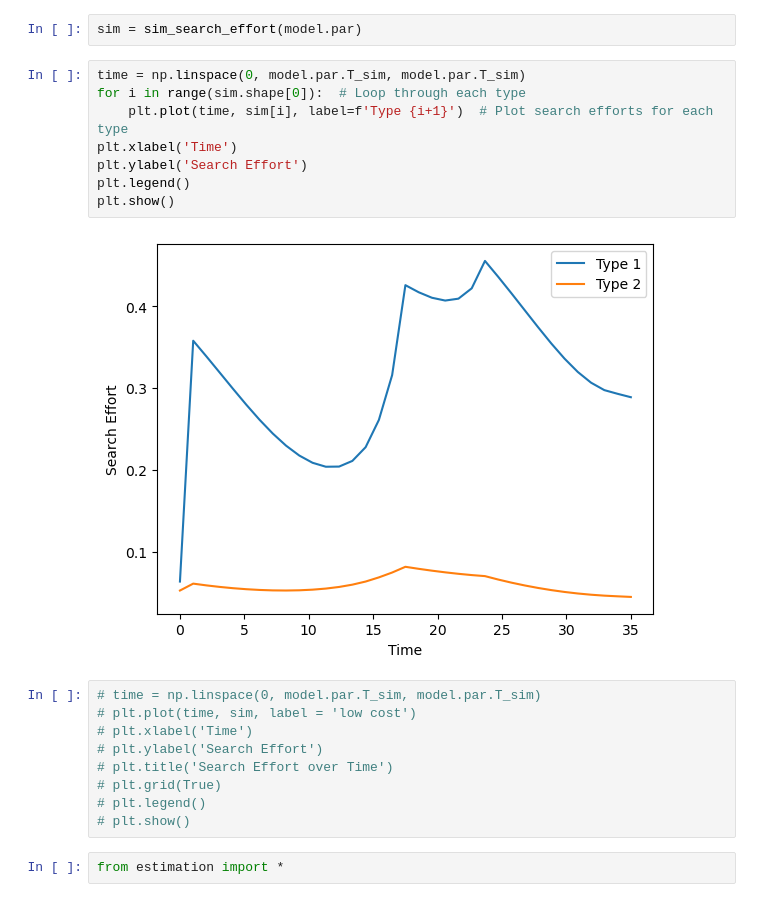
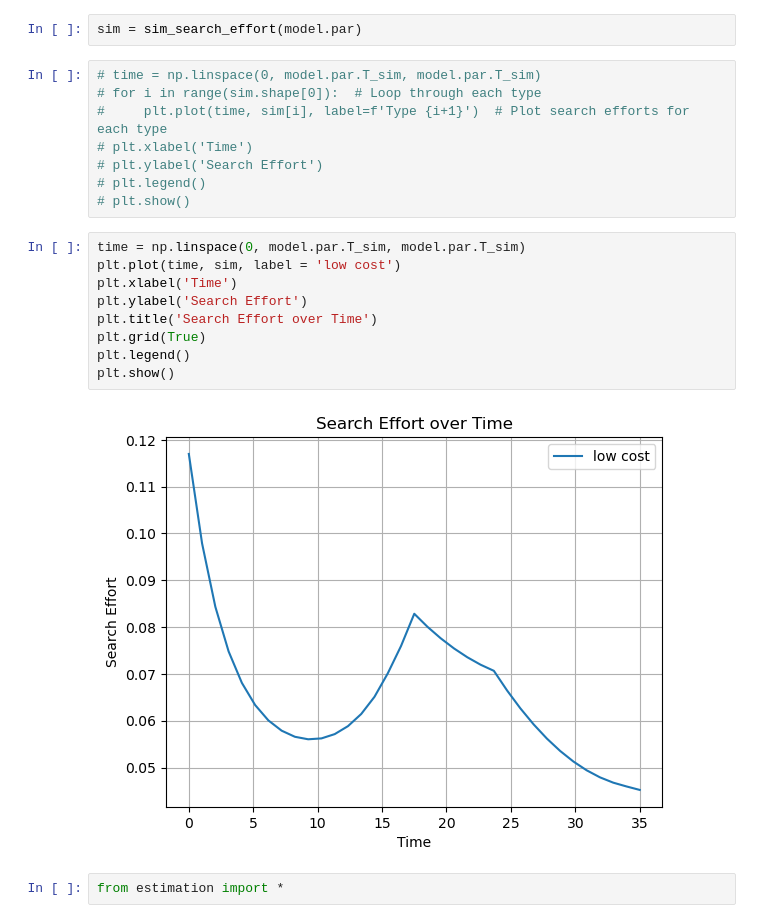
Before and after one commit to qrn838/Dynamic-programming-project, a Jupyter notebook: 1. hand to mouth.ipynb, the cells around one changed output. Saved outputs shown, nothing was run; the diff lists cells and outputs as text.

Commit message:
removed_types

```diff
--- a/1. hand to mouth.ipynb
+++ b/1. hand to mouth.ipynb
@@ -44,24 +44,24 @@ plt.show()
 # %%
 sim = sim_search_effort(model.par)
 # %%
-time = np.linspace(0, model.par.T_sim, model.par.T_sim)
-for i in range(sim.shape[0]):  # Loop through each type
-    plt.plot(time, sim[i], label=f'Type {i+1}')  # Plot search efforts for each type
-plt.xlabel('Time')
-plt.ylabel('Search Effort')
-plt.legend()
-plt.show()
+# time = np.linspace(0, model.par.T_sim, model.par.T_sim)
+# for i in range(sim.shape[0]):  # Loop through each type
+#     plt.plot(time, sim[i], label=f'Type {i+1}')  # Plot search efforts for each type
+# plt.xlabel('Time')
+# plt.ylabel('Search Effort')
+# plt.legend()
+# plt.show()
-# %% [output]
-[figure, removed]
 # %%
-# time = np.linspace(0, model.par.T_sim, model.par.T_sim)
-# plt.plot(time, sim, label = 'low cost')
-# plt.xlabel('Time')
-# plt.ylabel('Search Effort')
-# plt.title('Search Effort over Time')
-# plt.grid(True)
-# plt.legend()
-# plt.show()
+time = np.linspace(0, model.par.T_sim, model.par.T_sim)
+plt.plot(time, sim, label = 'low cost')
+plt.xlabel('Time')
+plt.ylabel('Search Effort')
+plt.title('Search Effort over Time')
+plt.grid(True)
+plt.legend()
+plt.show()
+# %% [output]
+[figure, added]
 # %%
 from estimation import *
 # %%
```
Also changed, not shown: parts of 1 cell of this notebook, 1 other file.
